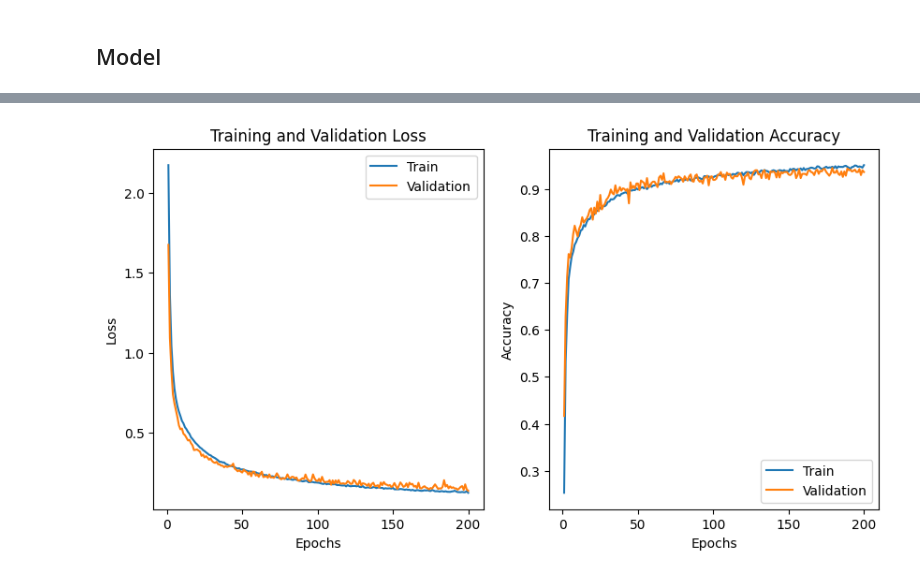
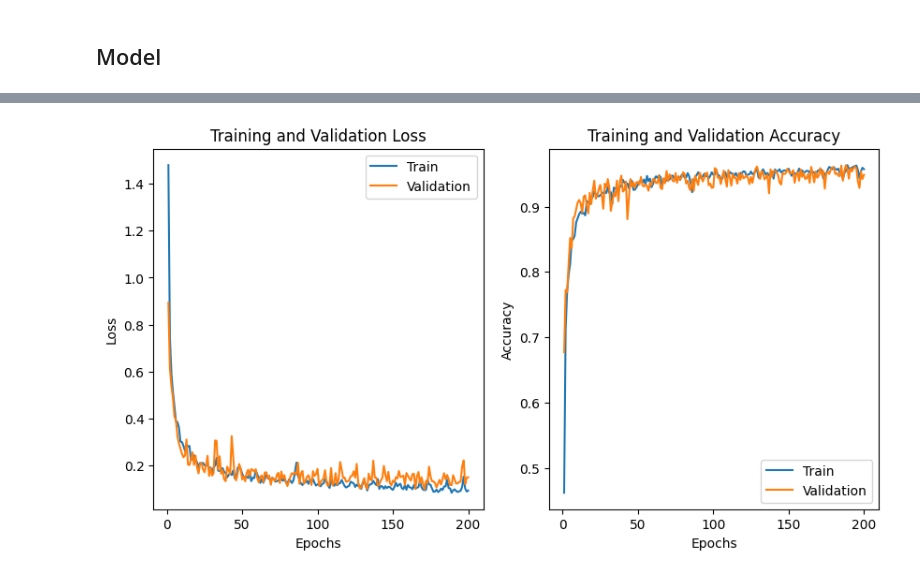
Before and after one commit to adityaahuja7/Advanced-Machine-Learning-CSE642-Assignments, a Jupyter notebook: Feature Noise/Assignment1_MLP.ipynb, the cells around one changed output, grey strips where cells are left out. Saved outputs shown, nothing was run; the diff lists cells and outputs as text; code cells hidden in the pictures.

```diff
--- a/Feature Noise/Assignment1_MLP.ipynb
+++ b/Feature Noise/Assignment1_MLP.ipynb
@@ -97,20 +102,33 @@ class CustomDataset(Dataset):
         return self.noise
 # %%
 #Setting up datasets
-Noise_0_dataset = CustomDataset(Noise_0_dataframe, "0",drop = ["row_num","day","era","target_10_val","target_5_val"], target = "era")
-Noise_Low_dataset = CustomDataset(Noise_Low_dataframe, "Low", drop = ["row_num","day","era","target_10_val","target_5_val","data_type"], target = "era")
-Noise_High_dataset = CustomDataset(Noise_High_dataframe, "High", drop = ["row_num","day","era","target_10_val","target_5_val","data_type"], target = "era")
-Noise_0_train, Noise_0_test = random_split(Noise_0_dataset, [int(0.9 * len(Noise_0_dataset)), len(Noise_0_dataset) - int(0.9 * len(Noise_0_dataset))])
-Noise_Low_train, Noise_Low_test = random_split(Noise_Low_dataset, [int(0.8 * len(Noise_Low_dataset)), len(Noise_Low_dataset) - int(0.8 * len(Noise_Low_dataset))])
-Noise_High_train, Noise_High_test = random_split(Noise_High_dataset, [int(0.8 * len(Noise_High_dataset)), len(Noise_High_dataset) - int(0.8 * len(Noise_High_dataset))])
+Noise_0_dataset_era = CustomDataset(Noise_0_dataframe, "0",drop = ["row_num","day","era","target_10_val","target_5_val"], target = "era")
+Noise_Low_dataset_era = CustomDataset(Noise_Low_dataframe, "Low", drop = ["row_num","day","era","target_10_val","target_5_val","data_type"], target = "era")
+Noise_High_dataset_era = CustomDataset(Noise_High_dataframe, "High", drop = ["row_num","day","era","target_10_val","target_5_val","data_type"], target = "era")
+Noise_Low_dataset_t10v = CustomDataset(Noise_Low_dataframe, "Low", drop = ["row_num","day","era","target_10_val","target_5_val","data_type"], target = "target_10_val")
+Noise_High_dataset_t10v = CustomDataset(Noise_High_dataframe, "High", drop = ["row_num","day","era","target_10_val","target_5_val","data_type"], target = "target_10_val")
+Noise_0_train_era, Noise_0_test_era = random_split(Noise_0_dataset_era, [int(len(Noise_0_dataset_era)*0.8), int(len(Noise_0_dataset_era)*0.2)])
+Noise_Low_train_era, Noise_Low_test_era = random_split(Noise_Low_dataset_era, [int(len(Noise_Low_dataset_era)*0.8), int(len(Noise_Low_dataset_era)*0.2)])
+Noise_High_train_era, Noise_High_test_era = random_split(Noise_High_dataset_era, [int(len(Noise_High_dataset_era)*0.8), int(len(Noise_High_dataset_era)*0.2)])
+Noise_Low_train_t10v, Noise_Low_test_t10v = random_split(Noise_Low_dataset_t10v, [int(len(Noise_Low_dataset_t10v)*0.8), int(len(Noise_Low_dataset_t10v)*0.2)])
+Noise_High_train_t10v, Noise_High_test_t10v = random_split(Noise_High_dataset_t10v, [int(len(Noise_High_dataset_t10v)*0.8), int(len(Noise_High_dataset_t10v)*0.2)])
 # %%
 #Setting up dataloaders
-Noise_0_train_loader = DataLoader(Noise_0_train, batch_size=32, shuffle=True)
-Noise_0_test_loader = DataLoader(Noise_0_test, batch_size=32, shuffle=True)
-Noise_Low_train_loader = DataLoader(Noise_Low_train, batch_size=128, shuffle=True)
-Noise_Low_test_loader = DataLoader(Noise_Low_test, batch_size=128, shuffle=True)
-Noise_High_train_loader = DataLoader(Noise_High_train, batch_size=128, shuffle=True)
-Noise_High_test_loader = DataLoader(Noise_High_test, batch_size=128, shuffle=True)
+Noise_0_era_train_loader = DataLoader(Noise_0_train_era, batch_size=64, shuffle=True)
+Noise_0_era_test_loader = DataLoader(Noise_0_test_era, batch_size=64, shuffle=True)
+########################################################################################
+Noise_Low_era_train_loader = DataLoader(Noise_Low_train_era, batch_size=64, shuffle=True)
+Noise_Low_era_test_loader = DataLoader(Noise_Low_test_era, batch_size=64, shuffle=True)
+########################################################################################
+Noise_High_era_train_loader = DataLoader(Noise_High_train_era, batch_size=64, shuffle=True)
+Noise_High_era_test_loader = DataLoader(Noise_High_test_era, batch_size=64, shuffle=True)
+########################################################################################
+Noise_Low_t10v_train_loader = DataLoader(Noise_Low_train_t10v, batch_size=512, shuffle=True)
+Noise_Low_t10v_test_loader = DataLoader(Noise_Low_test_t10v, batch_size=512, shuffle=True)
+########################################################################################
+Noise_High_t10v_train_loader = DataLoader(Noise_High_train_t10v, batch_size=512, shuffle=True)
+Noise_High_t10v_test_loader = DataLoader(Noise_High_test_t10v, batch_size=512, shuffle=True)
+########################################################################################
 # %% [markdown]
 ## Model
 # %%
@@ -120,8 +138,7 @@ class MyMLP(torch.nn.Module):
         linear = [torch.nn.Linear(layers[i], layers[i+1]) for i in range(len(layers)-1)]
         self.layers = []
         for i in range(len(linear)):
-            if (i == 0 or i == len(linear)-1):
-                self.layers.append(linear[i])
+            if (i == len(linear)-1):
                 self.layers.append(linear[i])
             else:
                 self.layers.append(linear[i])
@@ -298,8 +311,8 @@ def train_model(model, criterion, optimizer, train_loader, val_loader, num_epoch
 Model = MyMLP(layers = [24,64,32,12], dropout=0).to(device)
 Model = Model.to(device)
 print(Model)
-optimizer = optim.Adam(Model.parameters(), lr=0.001)
-train_model(Model,torch.nn.NLLLoss(), optimizer,Noise_0_train_loader, Noise_0_test_loader,num_epochs=200)
+optimizer = torch.optim.Adam(Model.parameters(), lr=0.01)
+train_model(Model,torch.nn.NLLLoss(), optimizer,Noise_0_era_train_loader, Noise_0_era_test_loader,num_epochs=200)
 # %% [output]
 MyMLP(
   (layers): Sequential(
@@ -321,2 +334,2 @@ Epoch [200/200], Train Loss: 0.1261, Train Acc: 0.9507, Val Loss: 0.1388, Val Ac
-[figure, old version]
+[figure, new version]
 # %%
```
Also changed, not shown: parts of 9 cells of this notebook, 6 other files.
